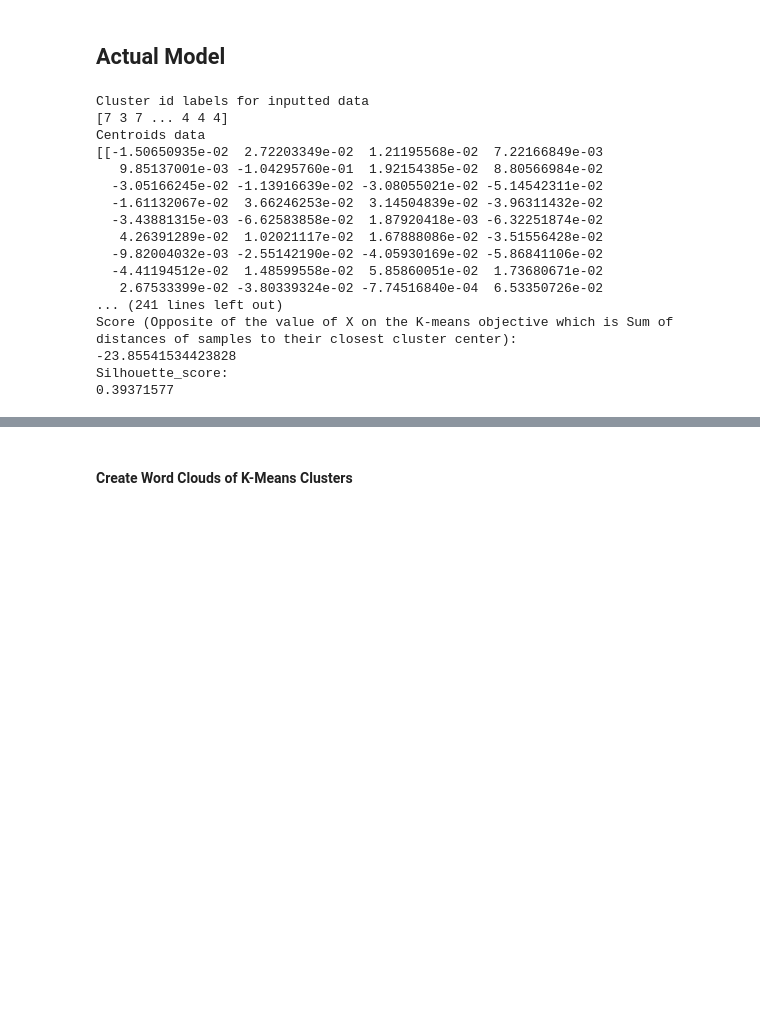
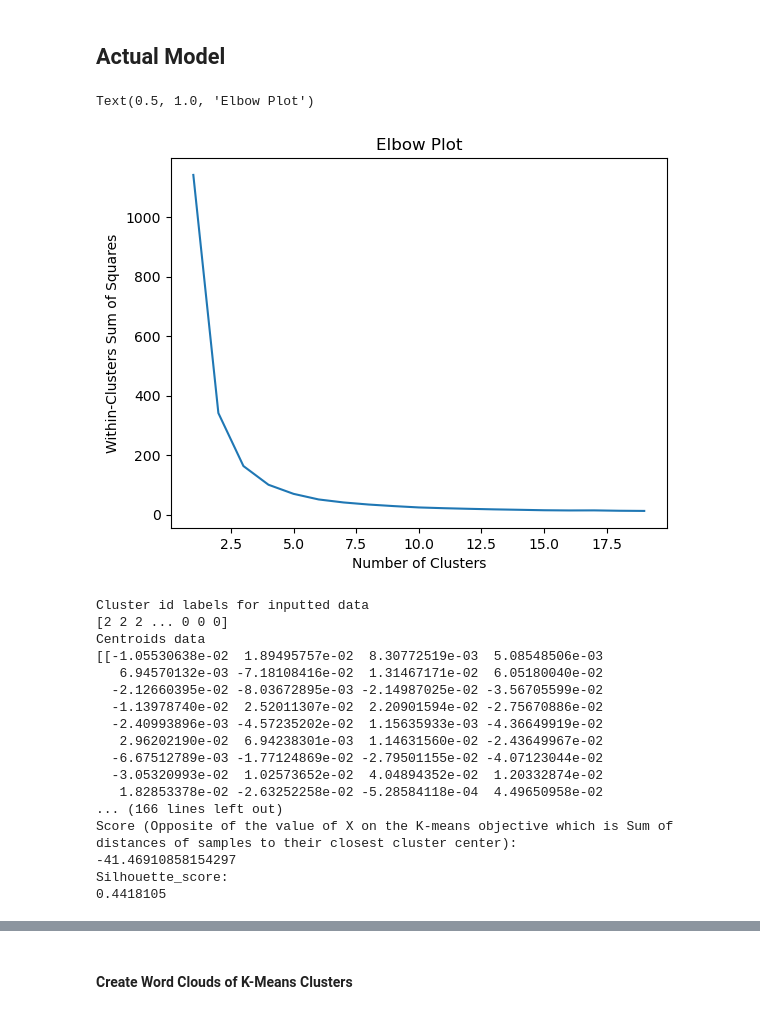
Before and after one commit to shahamana/rosetta-topic-model, a Jupyter notebook: kmeans_student_analysis.ipynb, the cells around one changed output, grey strips where cells are left out. Drawn from its saved outputs; the diff is of its cells as text; code cells hidden in the pictures; blank space fills up the shorter version.

```diff
--- a/kmeans_student_analysis.ipynb
+++ b/kmeans_student_analysis.ipynb
@@ -127,10 +137,28 @@ freqs = dict(counter)
 # %%
 # setup word2vec embeddings
 model = Word2Vec(sentences=bigram_tokens, vector_size=100, workers=1)
+# %%
+## implement elbow method
+from sklearn import cluster
+
+wcss = []
+for i in range(1,20):
+  kmeans=cluster.KMeans(n_clusters = i, init = 'k-means++')
+  kmeans.fit(model.wv.vectors)
+  wcss.append(kmeans.inertia_)
+
+plt.plot(range(1,20), wcss)
+plt.xlabel("Number of Clusters")
+plt.ylabel("Within-Clusters Sum of Squares")
+plt.title("Elbow Plot")
+# %% [output]
+Text(0.5, 1.0, 'Elbow Plot')
+[figure, added]
 # %%
 from sklearn import cluster
 from sklearn import metrics
-NUM_CLUSTERS = 10
+
+NUM_CLUSTERS = 7
 X = model.wv.vectors
 kmeans = cluster.KMeans(n_clusters=NUM_CLUSTERS)
 indices = kmeans.fit_predict(X)
@@ -152,22 +180,22 @@ print ("Silhouette_score: ")
 print (silhouette_score)
 # %% [output]
 Cluster id labels for inputted data
-[7 3 7 ... 4 4 4]
+[2 2 2 ... 0 0 0]
 Centroids data
-[[-1.50650935e-02  2.72203349e-02  1.21195568e-02  7.22166849e-03
-   9.85137001e-03 -1.04295760e-01  1.92154385e-02  8.80566984e-02
-  -3.05166245e-02 -1.13916639e-02 -3.08055021e-02 -5.14542311e-02
-  -1.61132067e-02  3.66246253e-02  3.14504839e-02 -3.96311432e-02
-  -3.43881315e-03 -6.62583858e-02  1.87920418e-03 -6.32251874e-02
-   4.26391289e-02  1.02021117e-02  1.67888086e-02 -3.51556428e-02
-  -9.82004032e-03 -2.55142190e-02 -4.05930169e-02 -5.86841106e-02
-  -4.41194512e-02  1.48599558e-02  5.85860051e-02  1.73680671e-02
-   2.67533399e-02 -3.80339324e-02 -7.74516840e-04  6.53350726e-02
-... (241 lines left out)
+[[-1.05530638e-02  1.89495757e-02  8.30772519e-03  5.08548506e-03
+   6.94570132e-03 -7.18108416e-02  1.31467171e-02  6.05180040e-02
+  -2.12660395e-02 -8.03672895e-03 -2.14987025e-02 -3.56705599e-02
+  -1.13978740e-02  2.52011307e-02  2.20901594e-02 -2.75670886e-02
+  -2.40993896e-03 -4.57235202e-02  1.15635933e-03 -4.36649919e-02
+   2.96202190e-02  6.94238301e-03  1.14631560e-02 -2.43649967e-02
+  -6.67512789e-03 -1.77124869e-02 -2.79501155e-02 -4.07123044e-02
+  -3.05320993e-02  1.02573652e-02  4.04894352e-02  1.20332874e-02
+   1.82853378e-02 -2.63252258e-02 -5.28584118e-04  4.49650958e-02
+... (166 lines left out)
 Score (Opposite of the value of X on the K-means objective which is Sum of distances of samples to their closest cluster center):
--23.85541534423828
+-41.46910858154297
 Silhouette_score:
-0.39371577
+0.4418105
 # %%
 import matplotlib.colors as mcolors
 from sklearn.decomposition import PCA
```
Also changed, not shown: parts of 4 cells of this notebook, 1 other file.
